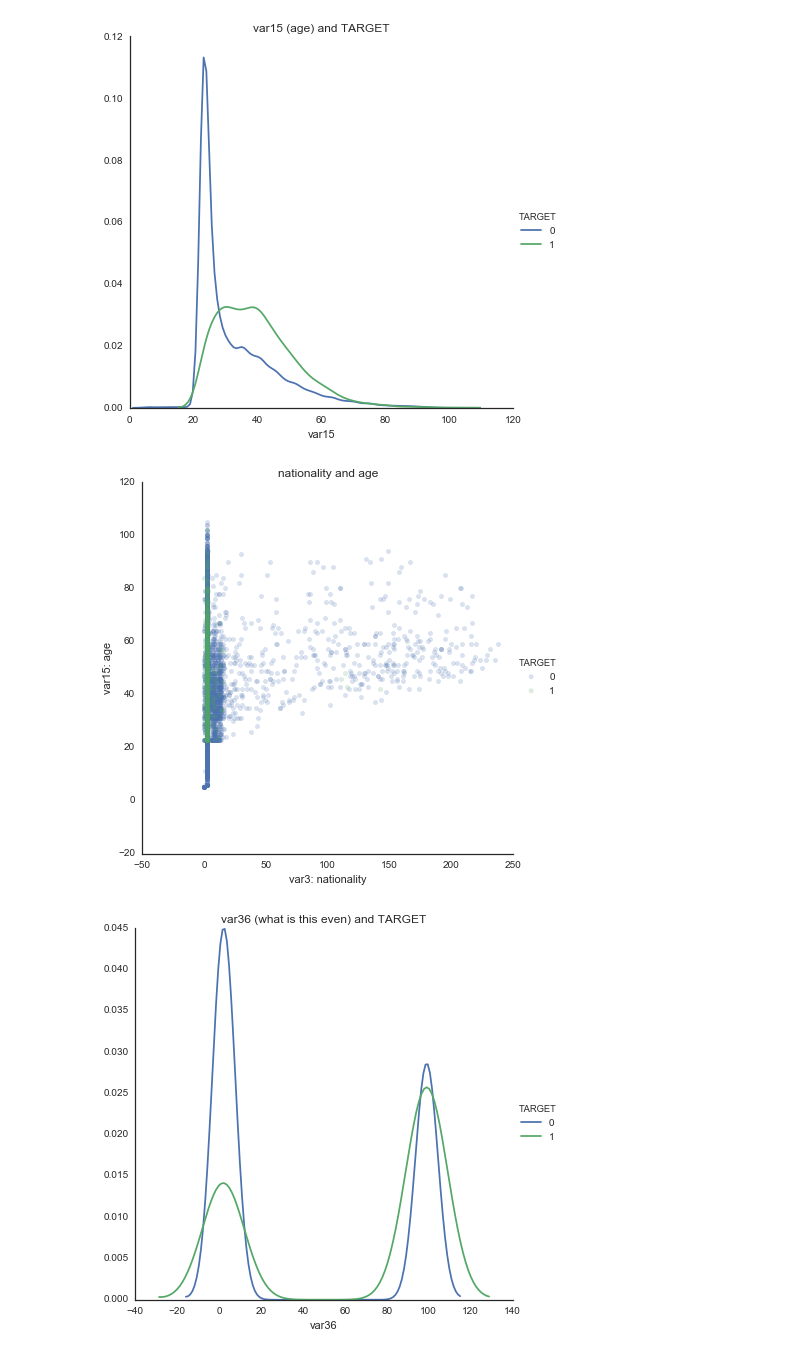
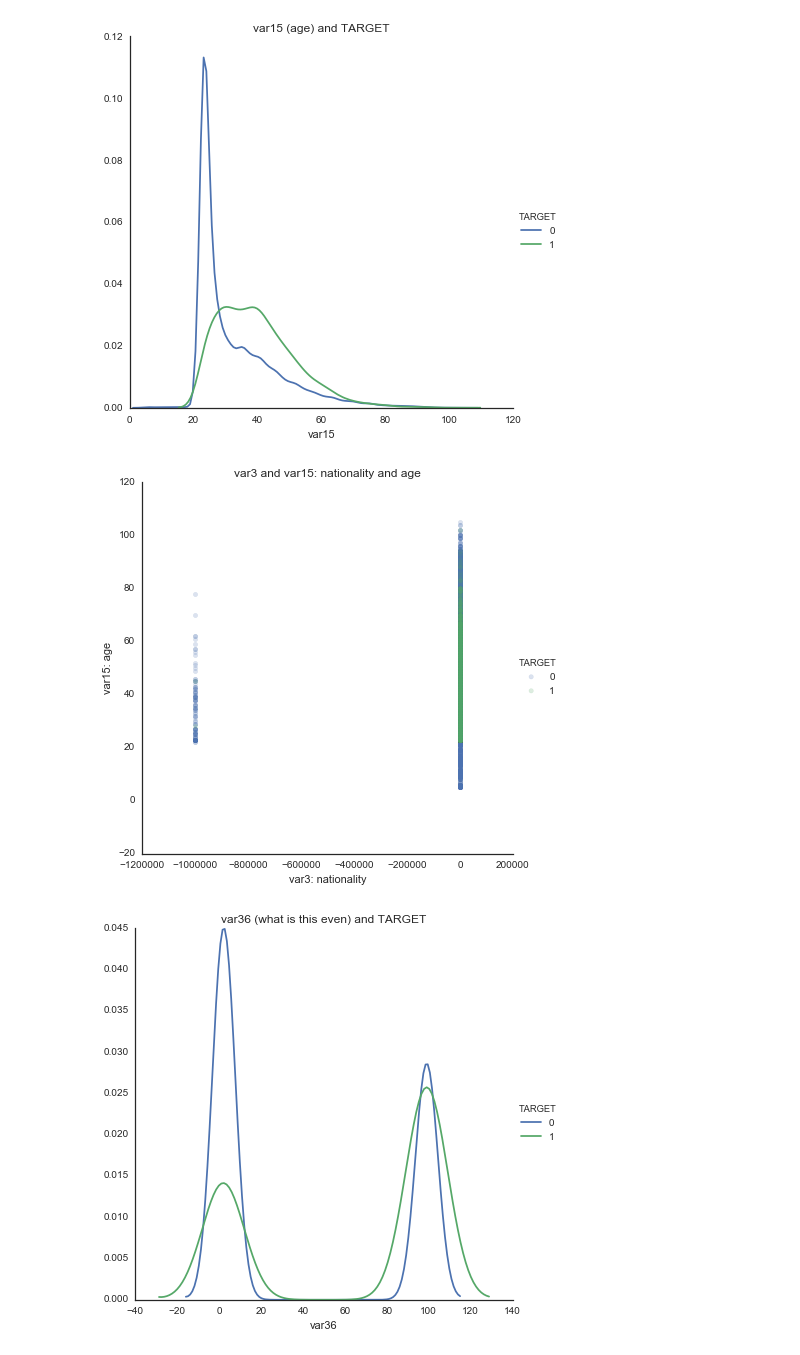
Before and after one commit to sketchychen/kaggle_santander, a Jupyter notebook: kaggle_santander_draft.ipynb, the cells around one changed output. Saved outputs shown, nothing was run; the diff lists cells and outputs as text; code cells hidden in the pictures.

```diff
--- a/kaggle_santander_draft.ipynb
+++ b/kaggle_santander_draft.ipynb
@@ -111,0 +128,3 @@ For visual simplicity's sake, when we're looking at data we'll be using the orig
+# %%
+sandescriber = santrainder.describe().transpose()
+sandescriber.to_csv(path_or_buf="train_describe.csv")
@@ -111,0 +143,9 @@ For visual simplicity's sake, when we're looking at data we'll be using the orig
+# %%
+all_zero_feats = []
+
+# look for matching mins and maxes
+for index, row in sandescriber.iterrows():
+   if sandescriber.loc[index,'min'] == sandescriber.loc[index,'max']:
+    all_zero_feats.append(index)
+
+sandescriber.loc[all_zero_feats,:]
@@ -111,0 +174,3 @@ For visual simplicity's sake, when we're looking at data we'll be using the orig
+# %%
+santrainder.drop(all_zero_feats, axis=1, inplace=True)
+santrainder.head()
@@ -111,0 +192,23 @@ For visual simplicity's sake, when we're looking at data we'll be using the orig
+# %%
+def duplicate_columns(frame):
+    groups = frame.columns.to_series().groupby(frame.dtypes).groups
+    dups = []
+    for t, v in groups.items():
+        dcols = frame[v].to_dict(orient="list")
+
+        vs = dcols.values()
+        ks = dcols.keys()
+        lvs = len(vs)
+
+        for i in range(lvs):
+            for j in range(i+1,lvs):
+                if vs[i] == vs[j]:
+                    dups.append(ks[i])
+                    break
+
+    return dups
+
+dups = duplicate_columns(santrainder)
+print dups
+santrainder = santrainder.drop(dups, axis=1)
+santrainder.shape
@@ -342,12 +484,12 @@ plt.title('var15 (age) and TARGET');
 # %%
 sns.FacetGrid(santrainder, hue='TARGET', size=6) \
    .map(plt.scatter, 'var3', 'var15', alpha = 0.2) \
    .add_legend()
-plt.title('nationality and age');
+plt.title('var3 and var15: nationality and age');
 plt.xlabel('var3: nationality');
 plt.ylabel('var15: age');
 # %% [output]
-[figure, old version]
+[figure, new version]
 # %%
 # I don't know what var36 is other than it's probably categorical
 # but there is some sort of relationship with TARGET
```
Also changed, not shown: parts of 26 cells of this notebook, 1 other file.
